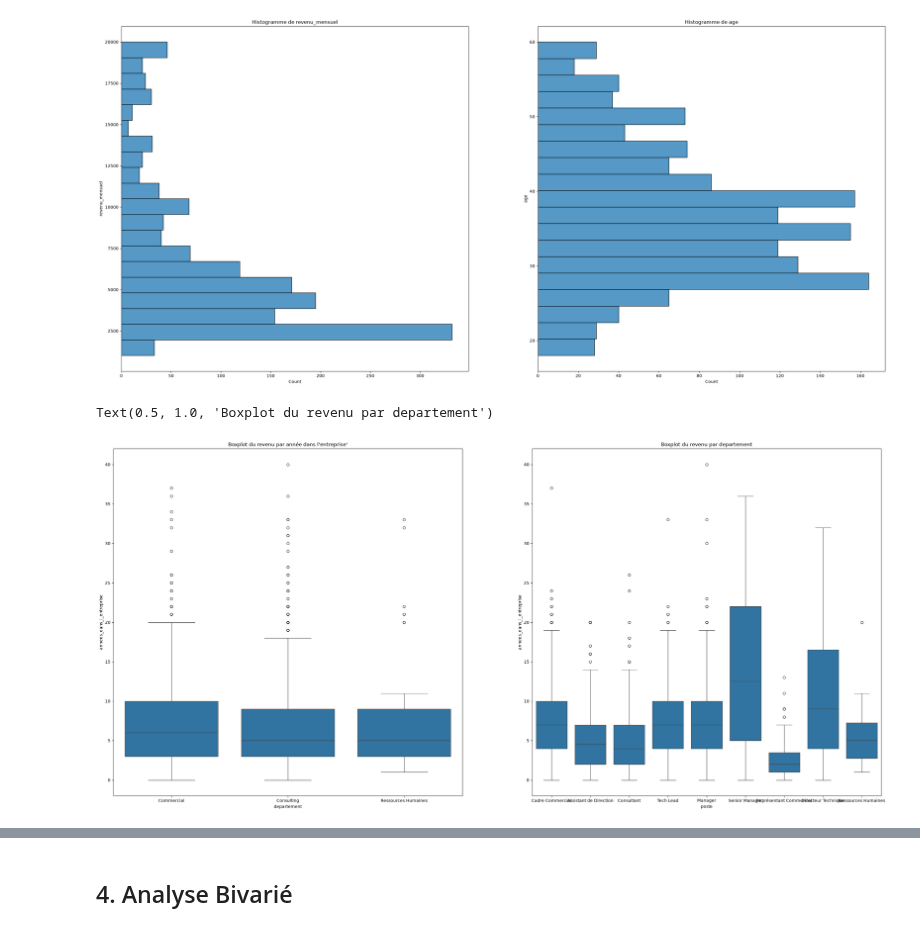
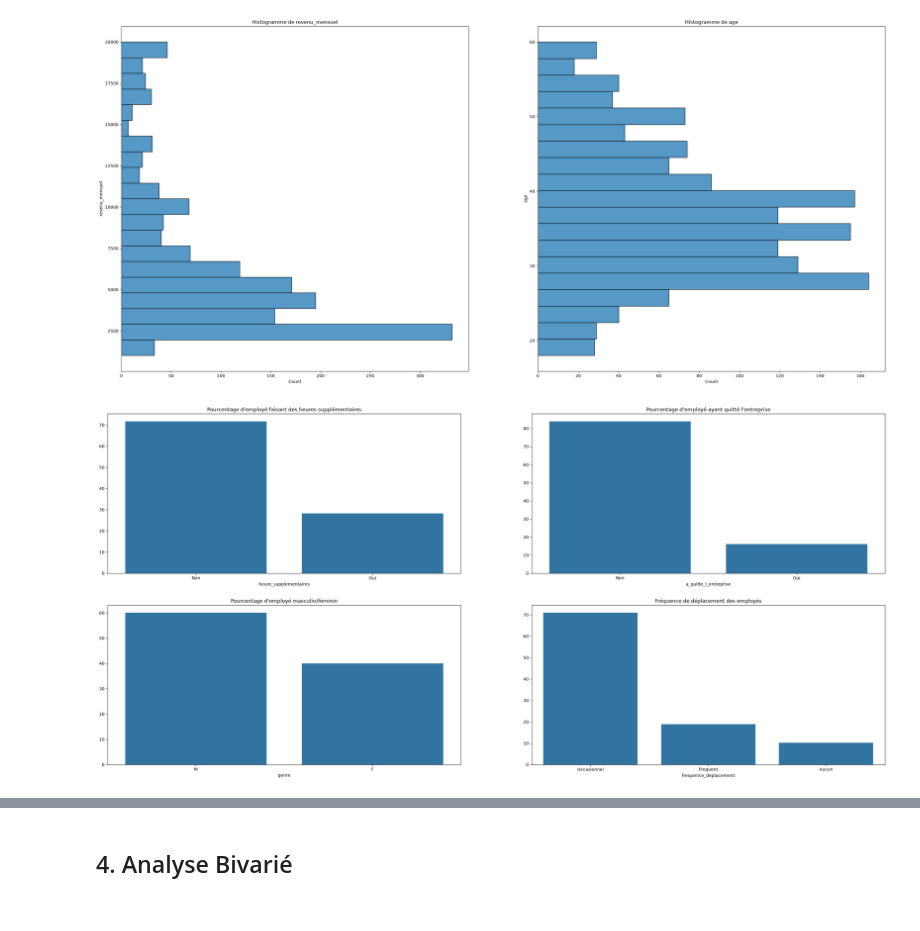
Before and after one commit to alxvnt/Projet4_AI, a Jupyter notebook: notebooks/Analyse_exploratoire.ipynb, the cells around one changed output, grey strips where cells are left out. Saved outputs shown, nothing was run; the diff lists cells and outputs as text; code cells hidden in the pictures.

```diff
--- a/notebooks/Analyse_exploratoire.ipynb
+++ b/notebooks/Analyse_exploratoire.ipynb
@@ -184,10 +192,21 @@ sns.histplot(data=df, y="age", ax=axes[1]).set_title("Histogramme de age")
 # %% [output]
 Text(0.5, 1.0, 'Histogramme de age')
 [figure]
-# %%
-fig, axes = plt.subplots(1, 2, figsize=(33,15))
-sns.boxplot(data=df, y="annees_dans_l_entreprise", x="departement", ax=axes[0]).set_title("Boxplot du revenu par année dans l'entreprise'")
-sns.boxplot(data=df, y="annees_dans_l_entreprise", x="poste", ax=axes[1]).set_title("Boxplot du revenu par departement")
-# %% [output]
-Text(0.5, 1.0, 'Boxplot du revenu par departement')
-[figure, removed]
+# %%
+df_heure_supp_pourcentage = df["heure_supplementaires"].value_counts(normalize=True) * 100
+df_a_quitte_l_entreprise_pourcentage = df["a_quitte_l_entreprise"].value_counts(normalize=True) * 100
+df_genre_pourcentage = df["genre"].value_counts(normalize=True) * 100
+df_frequence_deplacement_pourcentage = df["frequence_deplacement"].value_counts(normalize=True) * 100
+
+fig, axes = plt.subplots(2, 2, figsize=(33,15))
+
+sns.barplot(x=df_heure_supp_pourcentage.index, y=df_heure_supp_pourcentage.values, ax=axes[0][0]).set_title("Pourcentage d'employé faisant des heures supplémentaires")
+sns.barplot(x=df_a_quitte_l_entreprise_pourcentage.index, y=df_a_quitte_l_entreprise_pourcentage.values,
+             ax=axes[0][1]).set_title("Pourcentage d'employé ayant quitté l'entreprise")
+sns.barplot(x=df_genre_pourcentage.index, y=df_genre_pourcentage.values, ax=axes[1][0]).set_title("Pourcentage d'employé masculin/féminin")
+sns.barplot(x=df_frequence_deplacement_pourcentage.index, y=df_frequence_deplacement_pourcentage.values,
+             ax=axes[1][1]).set_title("Fréquence de déplacement des employés")
+
+plt.show()
+# %% [output]
+[figure, added]
```
Also changed, not shown: parts of 12 cells of this notebook.
